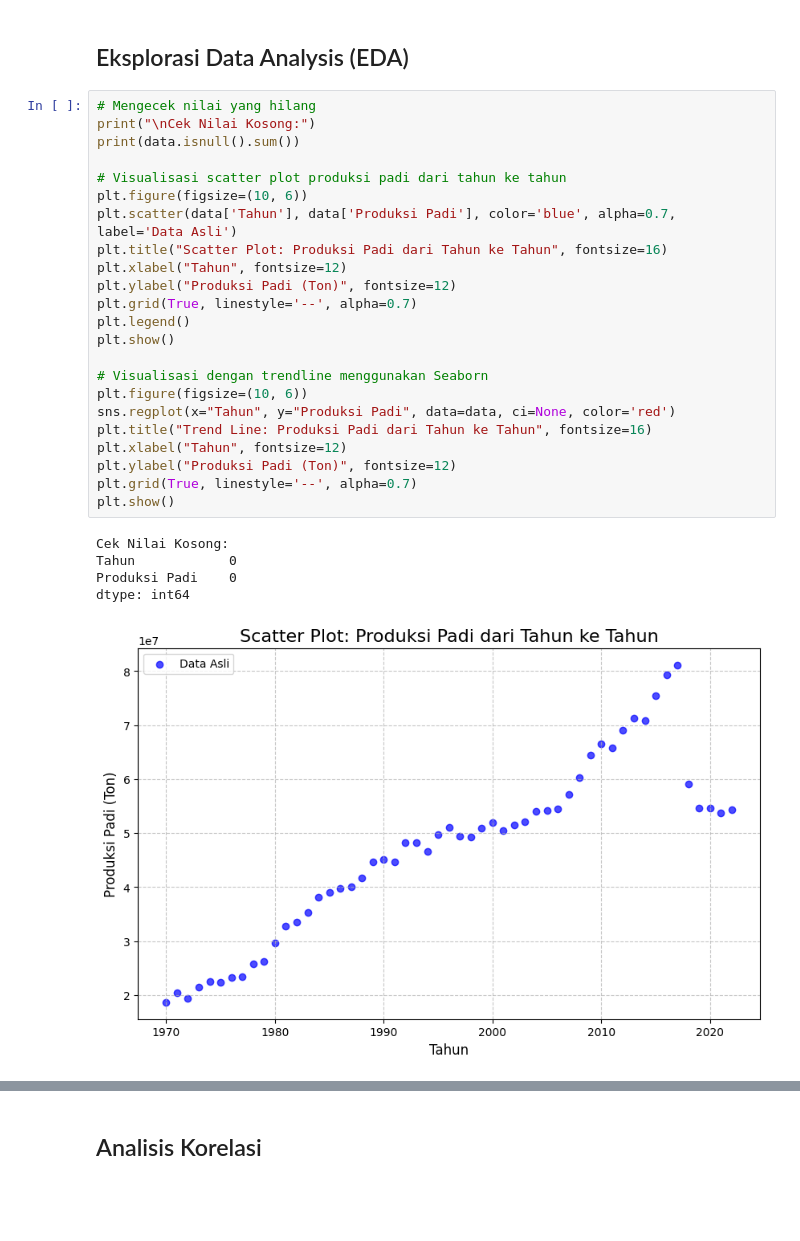
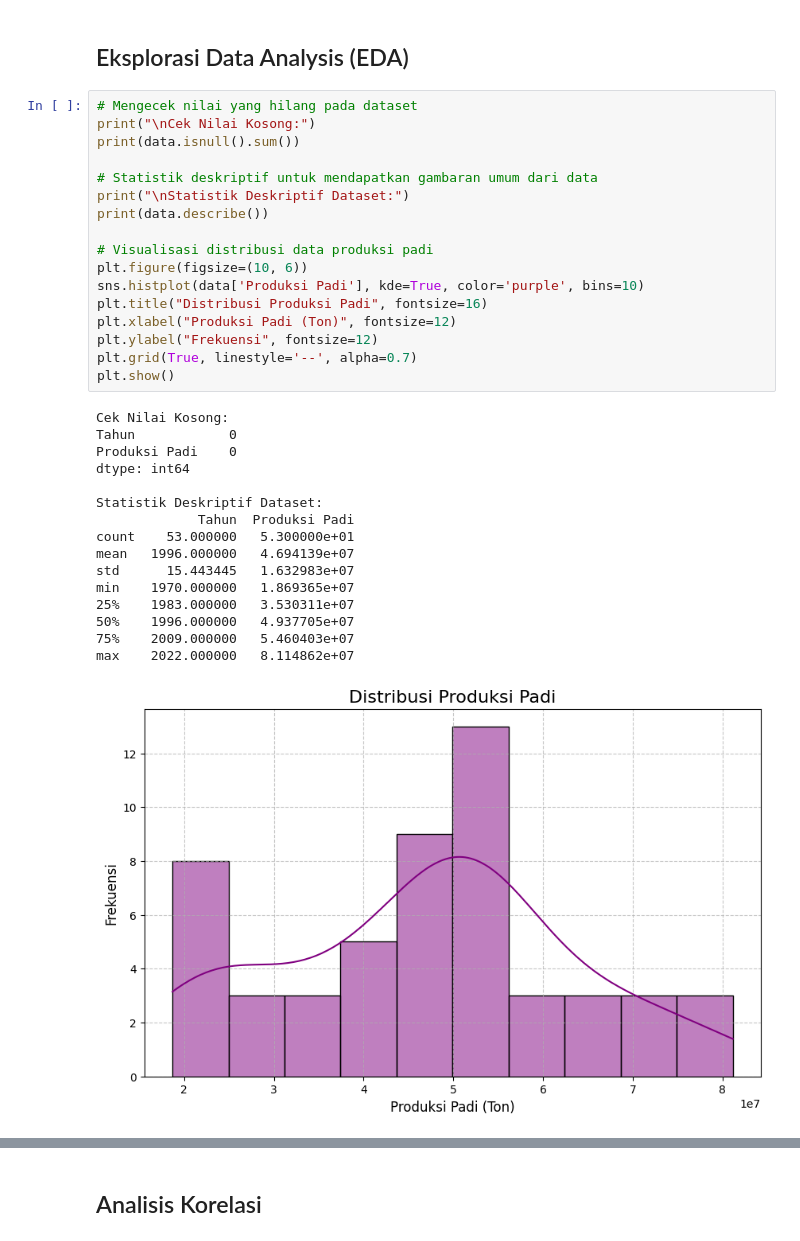
Before and after one commit to Bimo-Cahyo/DM-2024, a Jupyter notebook: Assignment 4/padi.ipynb, the cells around one changed output, grey strips where cells are left out. Cells and saved outputs as stored; diff of their text form; blank space fills up the shorter version.

```diff
--- a/Assignment 4/padi.ipynb
+++ b/Assignment 4/padi.ipynb
@@ -51,31 +51,36 @@ max    2022.000000        8.114862e+07
 # %% [markdown]
 ## Eksplorasi Data Analysis (EDA)
 # %%
-# Mengecek nilai yang hilang
+# Mengecek nilai yang hilang pada dataset
 print("\nCek Nilai Kosong:")
 print(data.isnull().sum())
 
-# Visualisasi scatter plot produksi padi dari tahun ke tahun
+# Statistik deskriptif untuk mendapatkan gambaran umum dari data
+print("\nStatistik Deskriptif Dataset:")
+print(data.describe())
+
+# Visualisasi distribusi data produksi padi
 plt.figure(figsize=(10, 6))
-plt.scatter(data['Tahun'], data['Produksi Padi'], color='blue', alpha=0.7, label='Data Asli')
-plt.title("Scatter Plot: Produksi Padi dari Tahun ke Tahun", fontsize=16)
-plt.xlabel("Tahun", fontsize=12)
-plt.ylabel("Produksi Padi (Ton)", fontsize=12)
-plt.grid(True, linestyle='--', alpha=0.7)
-plt.legend()
-plt.show()
-
-# Visualisasi dengan trendline menggunakan Seaborn
-plt.figure(figsize=(10, 6))
-sns.regplot(x="Tahun", y="Produksi Padi", data=data, ci=None, color='red')
-plt.title("Trend Line: Produksi Padi dari Tahun ke Tahun", fontsize=16)
-plt.xlabel("Tahun", fontsize=12)
-plt.ylabel("Produksi Padi (Ton)", fontsize=12)
+sns.histplot(data['Produksi Padi'], kde=True, color='purple', bins=10)
+plt.title("Distribusi Produksi Padi", fontsize=16)
+plt.xlabel("Produksi Padi (Ton)", fontsize=12)
+plt.ylabel("Frekuensi", fontsize=12)
 plt.grid(True, linestyle='--', alpha=0.7)
 plt.show()
 # %% [output]
 Cek Nilai Kosong:
 Tahun            0
 Produksi Padi    0
 dtype: int64
+
+Statistik Deskriptif Dataset:
+             Tahun  Produksi Padi
+count    53.000000   5.300000e+01
+mean   1996.000000   4.694139e+07
+std      15.443445   1.632983e+07
+min    1970.000000   1.869365e+07
+25%    1983.000000   3.530311e+07
+50%    1996.000000   4.937705e+07
+75%    2009.000000   5.460403e+07
+max    2022.000000   8.114862e+07
-[figure, old version]
+[figure, new version]
```
Also changed, not shown: parts of 3 cells of this notebook.
